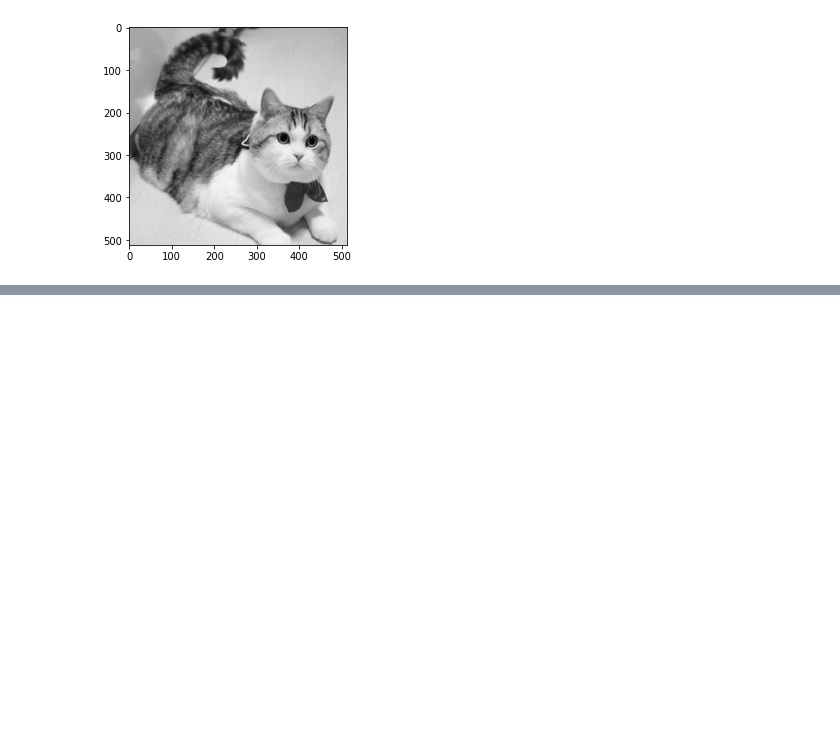
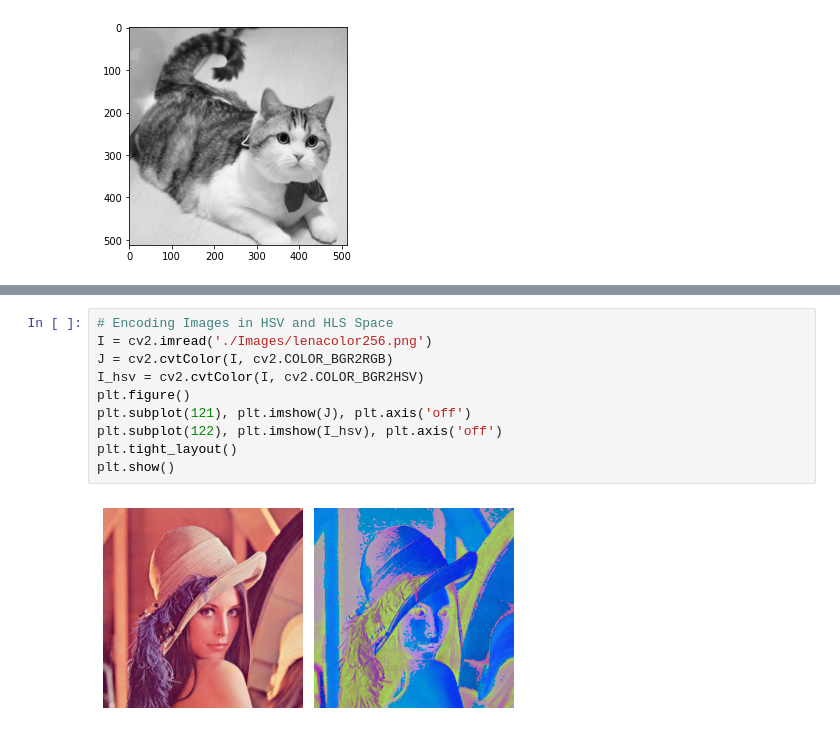
Before and after one commit to zaedulislam/CU_COMP_478_6771-Image_Processing_Lab, a Jupyter notebook: Tutorial 1 - COMP 478.ipynb, the cells around one changed output, grey strips where cells are left out. Drawn from its saved outputs; the diff is of its cells as text; blank space fills up the shorter version.

```diff
--- a/Tutorial 1 - COMP 478.ipynb
+++ b/Tutorial 1 - COMP 478.ipynb
@@ -77,0 +132,12 @@ Image size: (512, 512)
+# %%
+# Encoding Images in HSV and HLS Space
+I = cv2.imread('./Images/lenacolor256.png')
+J = cv2.cvtColor(I, cv2.COLOR_BGR2RGB)
+I_hsv = cv2.cvtColor(I, cv2.COLOR_BGR2HSV)
+plt.figure()
+plt.subplot(121), plt.imshow(J), plt.axis('off')
+plt.subplot(122), plt.imshow(I_hsv), plt.axis('off')
+plt.tight_layout()
+plt.show()
+# %% [output]
+[figure, added]
```
Also changed, not shown: parts of 6 cells of this notebook.
